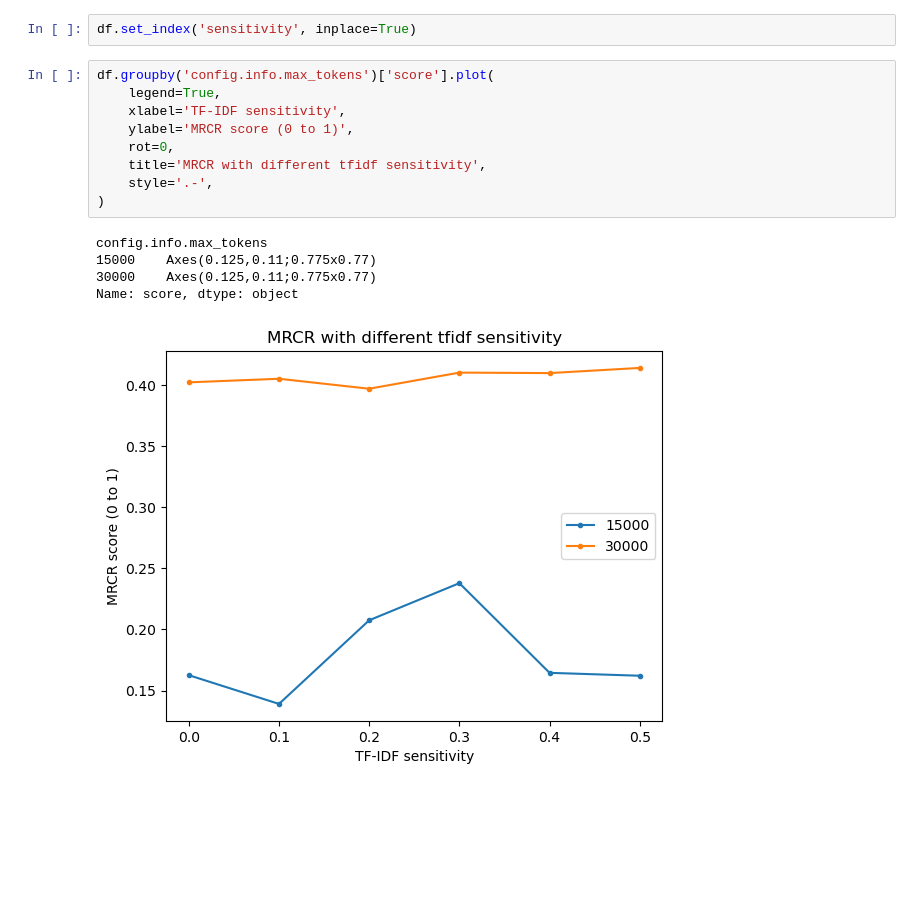
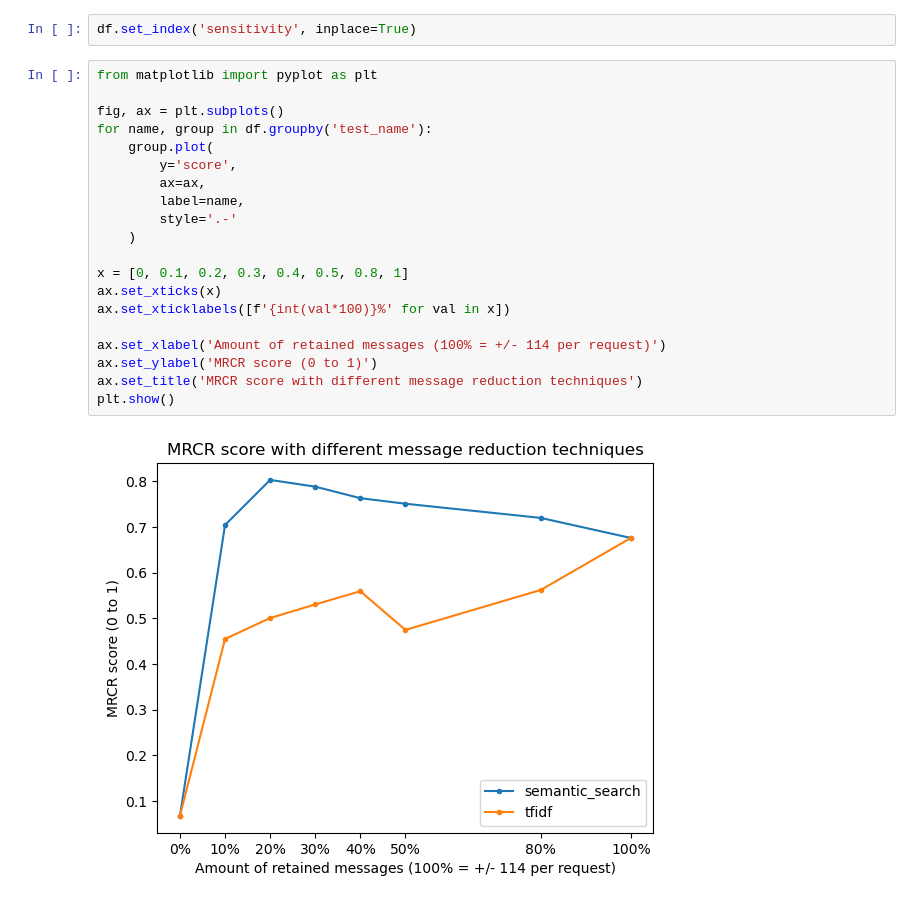
Before and after one commit to Q42/green.ai, a Jupyter notebook: results/graphs/chat_history_search.ipynb, the cells around one changed output. Saved outputs shown, nothing was run; the diff lists cells and outputs as text; blank space fills up the shorter version.

Commit message:
add comparison between techniques in gpt-4

```diff
--- a/results/graphs/chat_history_search.ipynb
+++ b/results/graphs/chat_history_search.ipynb
@@ -13,18 +46,25 @@ df = df.loc[~df.debug_mode]
 # %%
 df.set_index('sensitivity', inplace=True)
 # %%
-df.groupby('config.info.max_tokens')['score'].plot(
-    legend=True,
-    xlabel='TF-IDF sensitivity',
-    ylabel='MRCR score (0 to 1)',
-    rot=0,
-    title='MRCR with different tfidf sensitivity',
-    style='.-',
-)
+from matplotlib import pyplot as plt
+
+fig, ax = plt.subplots()
+for name, group in df.groupby('test_name'):
+    group.plot(
+        y='score',
+        ax=ax,
+        label=name,
+        style='.-'
+    )
+
+x = [0, 0.1, 0.2, 0.3, 0.4, 0.5, 0.8, 1]
+ax.set_xticks(x)
+ax.set_xticklabels([f'{int(val*100)}%' for val in x])
+
+ax.set_xlabel('Amount of retained messages (100% = +/- 114 per request)')
+ax.set_ylabel('MRCR score (0 to 1)')
+ax.set_title('MRCR score with different message reduction techniques')
+plt.show()
 # %% [output]
-config.info.max_tokens
-15000    Axes(0.125,0.11;0.775x0.77)
-30000    Axes(0.125,0.11;0.775x0.77)
-Name: score, dtype: object
-[figure, old version]
+[figure, new version]
 # %%
```
Also changed, not shown: parts of 3 cells of this notebook.
